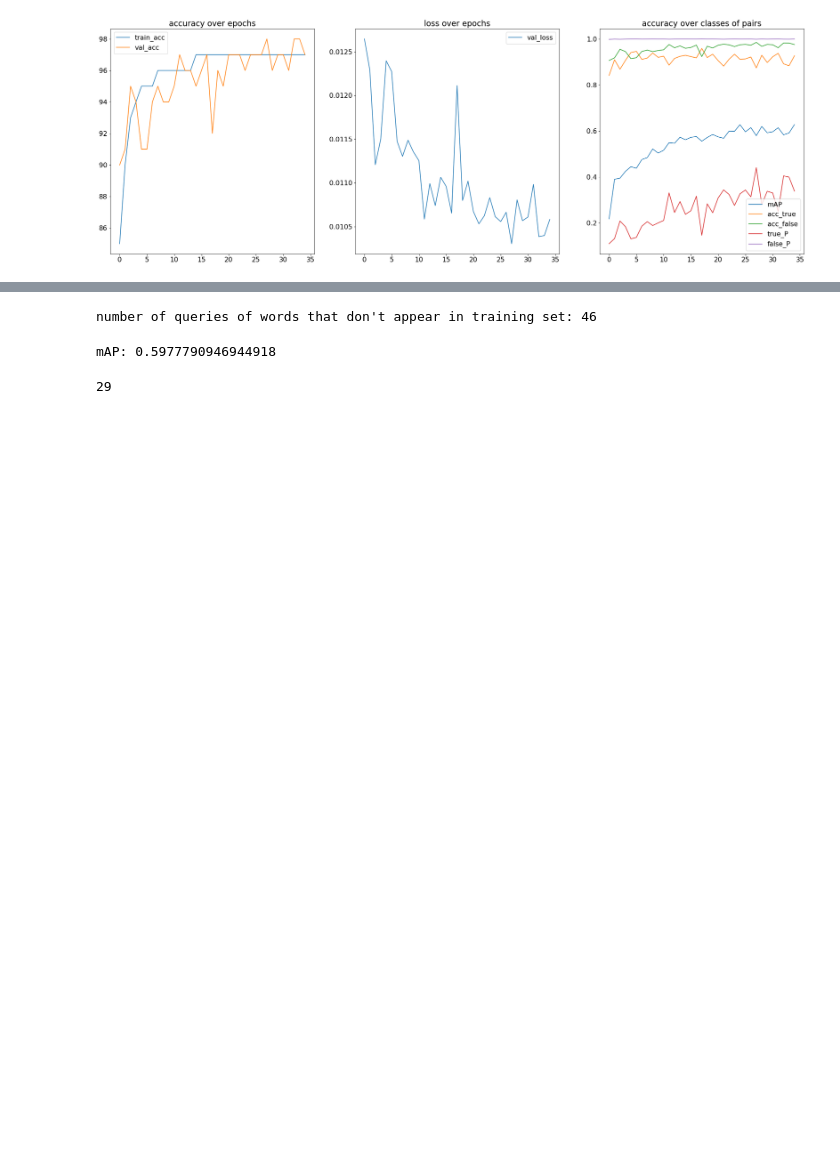
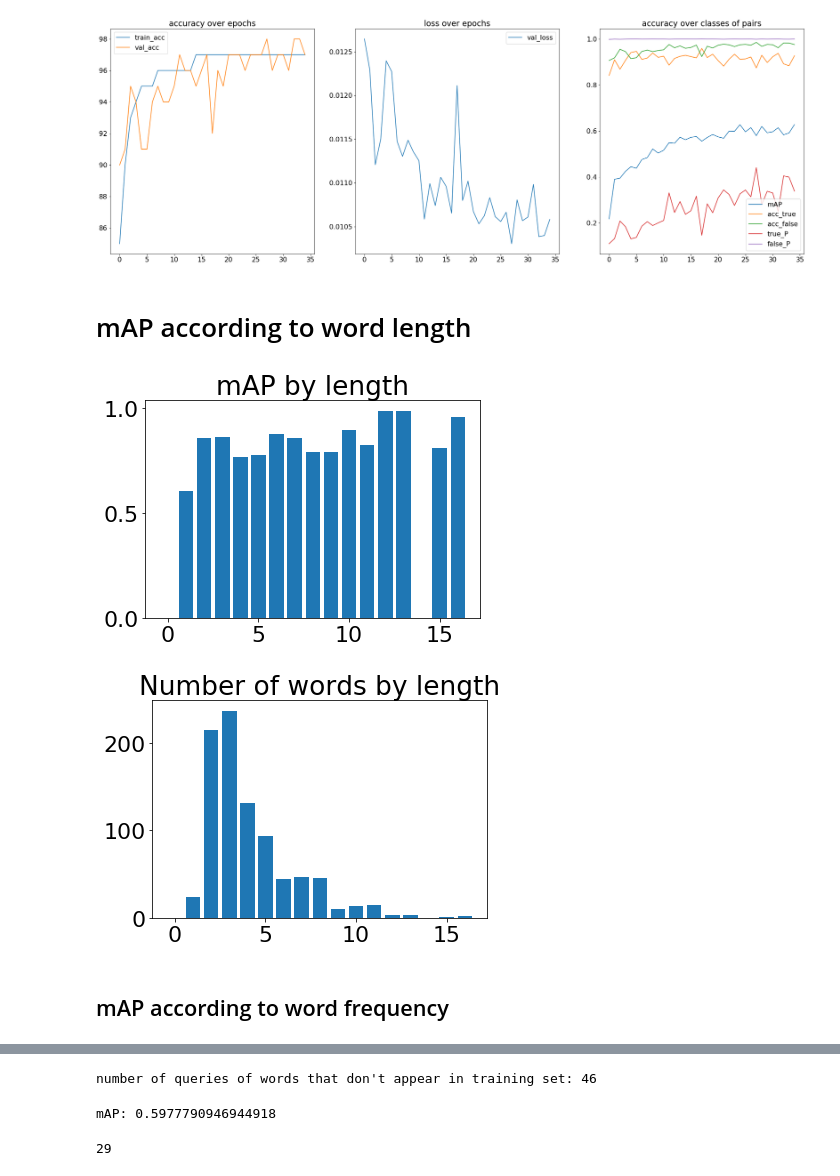
Before and after one commit to felixgaschi/word-image-similarity, a Jupyter notebook: Visualisation.ipynb, the cells around one changed output, grey strips where cells are left out. Drawn from its saved outputs; the diff is of its cells as text; code cells hidden in the pictures; blank space fills up the shorter version.

```diff
--- a/Visualisation.ipynb
+++ b/Visualisation.ipynb
@@ -88,3 +163,38 @@ plt.legend()
 plt.show()
 # %% [output]
 [figure]
+# %% [markdown]
+# mAP according to word length
+# %%
+words = []
+
+with open("../dataset/words.txt", "r") as f:
+    words = [line.strip() for line in f]
+# %%
+def get_length_hist(queries, words):
+    max_length = max([len(w) for w in words])
+
+    hist = [0 for i in range(max_length + 1)]
+    counters = [0 for i in range(max_length + 1)]
+
+    for key in queries.keys():
+        idx = len(words[key])
+        score, nb_rel = get_AP(queries[key])
+        if nb_rel > 0:
+            hist[idx] += score / nb_rel
+            counters[idx] += 1
+    return [hist[i] / max(1, counters[i]) for i in range(len(hist))], counters
+# %%
+hist_fusion, _ = get_length_hist(queries_fusion, words)
+
+plt.bar([i for i in range(len(hist_fusion))], hist_fusion)
+plt.title("mAP by length")
+plt.show()
+plt.bar([i for i in range(len(hist_fusion))], counters)
+plt.title("Number of words by length")
+plt.show()
+# %% [output]
+[figure, added]
+[figure, added]
+# %% [markdown]
+## mAP according to word frequency
```
Also changed, not shown: parts of 15 cells of this notebook.
